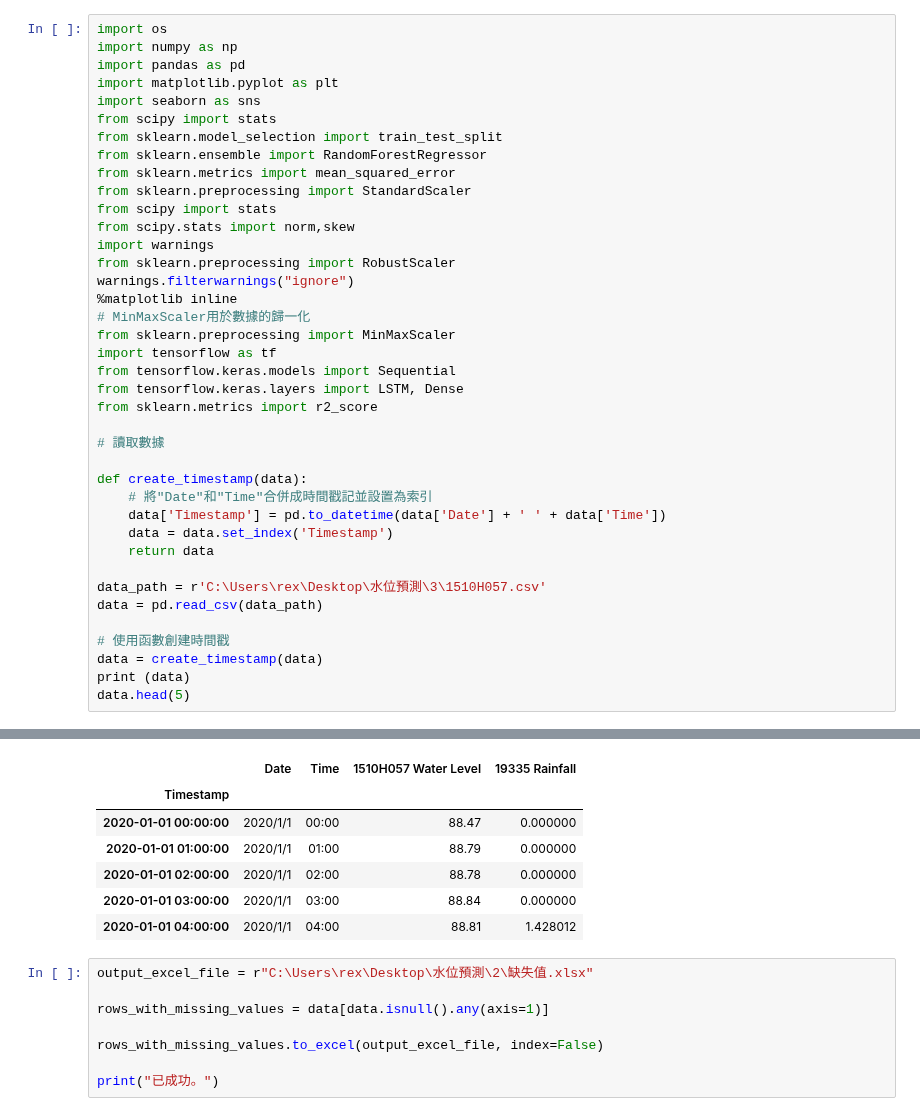
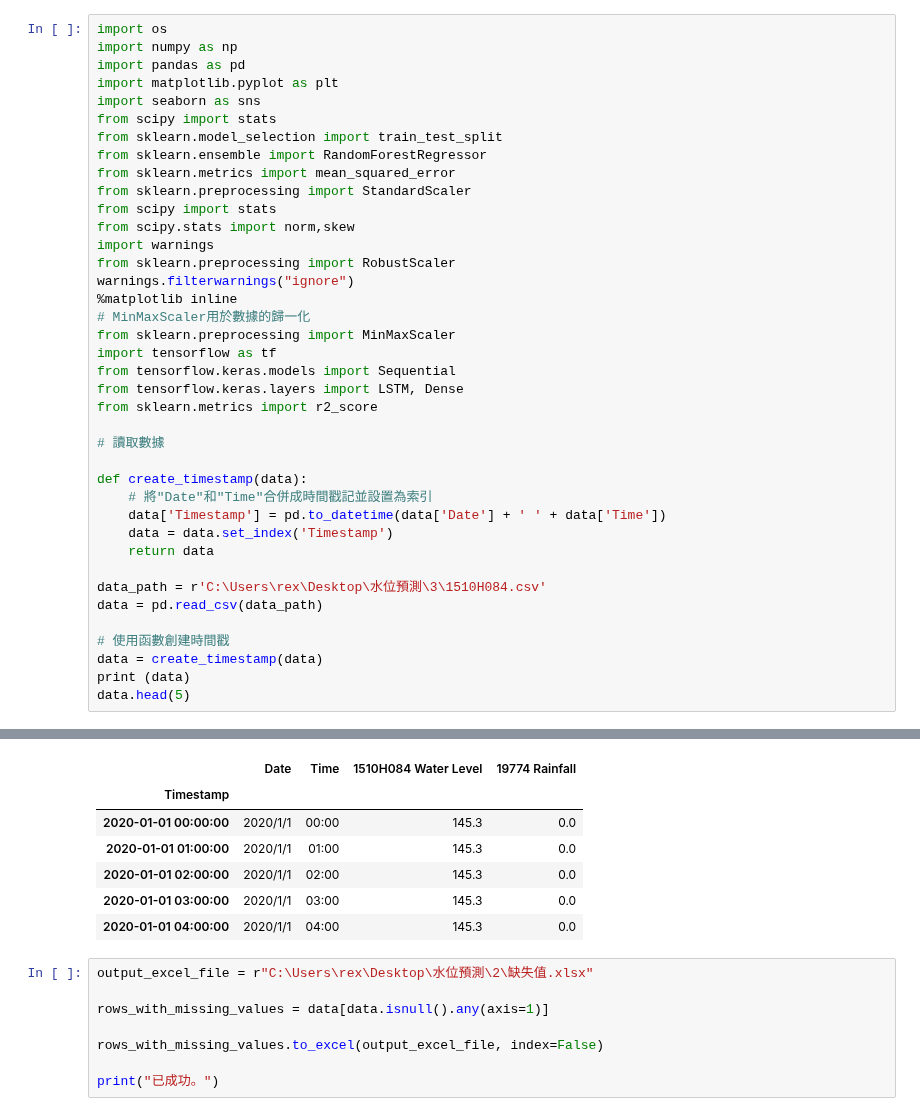
Before and after one commit to wenyi22/-, a Jupyter notebook: water level prediction p2.ipynb, the cells around one changed output, grey strips where cells are left out. Cells and saved outputs as stored; diff of their text form.

```diff
--- a/water level prediction p2.ipynb
+++ b/water level prediction p2.ipynb
@@ -30,7 +30,7 @@ def create_timestamp(data):
     data = data.set_index('Timestamp')
     return data
 
-data_path = r'C:\Users\rex\Desktop\水位預測\3\1510H057.csv'
+data_path = r'C:\Users\rex\Desktop\水位預測\3\1510H084.csv'
 data = pd.read_csv(data_path)
 
 # 使用函數創建時間戳
@@ -54,12 +54,12 @@ Timestamp
 
 [26304 rows x 4 columns]
-|  | Date | Time | 1510H057 Water Level | 19335 Rainfall |
+|  | Date | Time | 1510H084 Water Level | 19774 Rainfall |
 | Timestamp |  |  |  |  |
-| 2020-01-01 00:00:00 | 2020/1/1 | 00:00 | 88.47 | 0.000000 |
-| 2020-01-01 01:00:00 | 2020/1/1 | 01:00 | 88.79 | 0.000000 |
-| 2020-01-01 02:00:00 | 2020/1/1 | 02:00 | 88.78 | 0.000000 |
-| 2020-01-01 03:00:00 | 2020/1/1 | 03:00 | 88.84 | 0.000000 |
-| 2020-01-01 04:00:00 | 2020/1/1 | 04:00 | 88.81 | 1.428012 |
+| 2020-01-01 00:00:00 | 2020/1/1 | 00:00 | 145.3 | 0.0 |
+| 2020-01-01 01:00:00 | 2020/1/1 | 01:00 | 145.3 | 0.0 |
+| 2020-01-01 02:00:00 | 2020/1/1 | 02:00 | 145.3 | 0.0 |
+| 2020-01-01 03:00:00 | 2020/1/1 | 03:00 | 145.3 | 0.0 |
+| 2020-01-01 04:00:00 | 2020/1/1 | 04:00 | 145.3 | 0.0 |
 # %%
 output_excel_file = r"C:\Users\rex\Desktop\水位預測\2\缺失值.xlsx"
 
```
Also changed, not shown: parts of 16 cells of this notebook.
